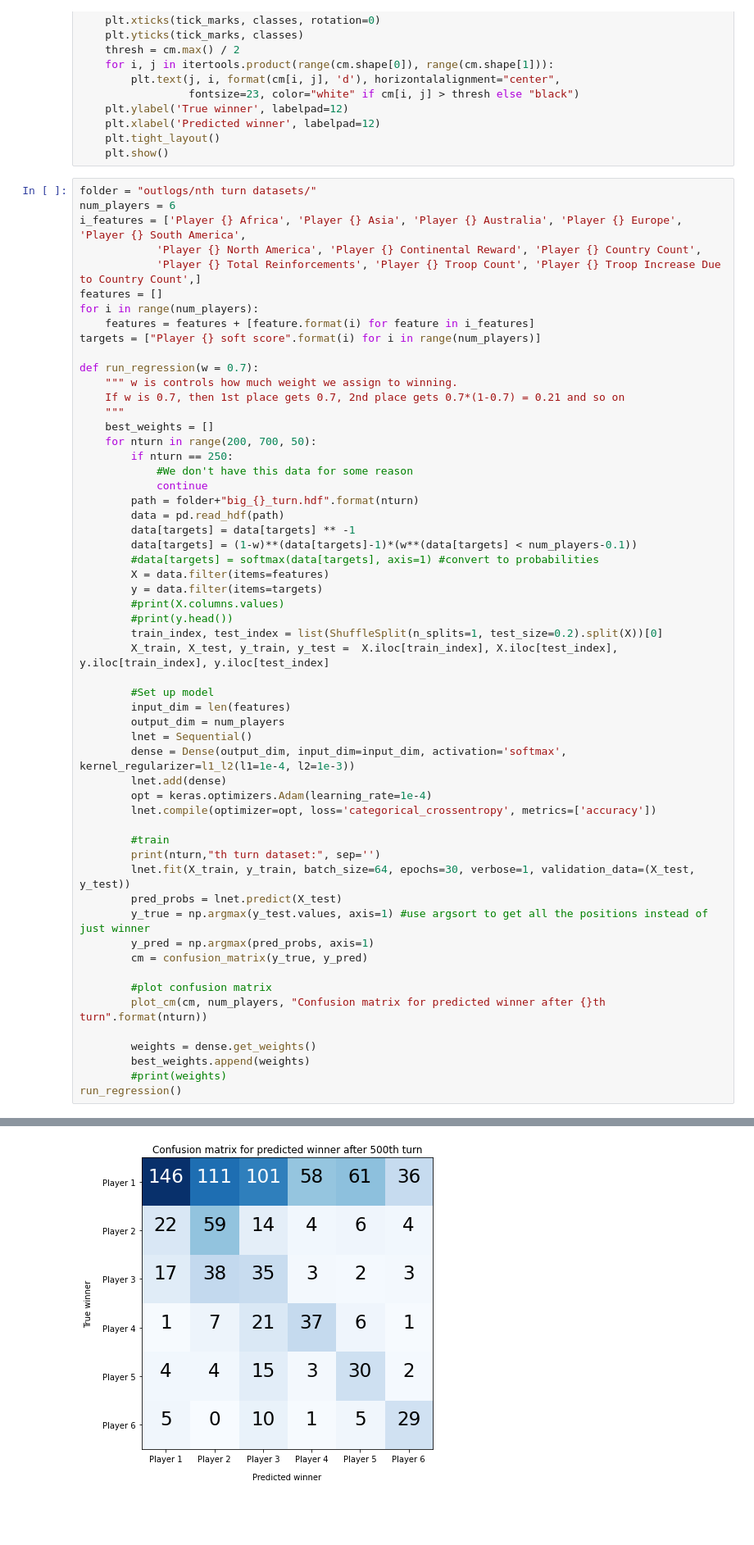
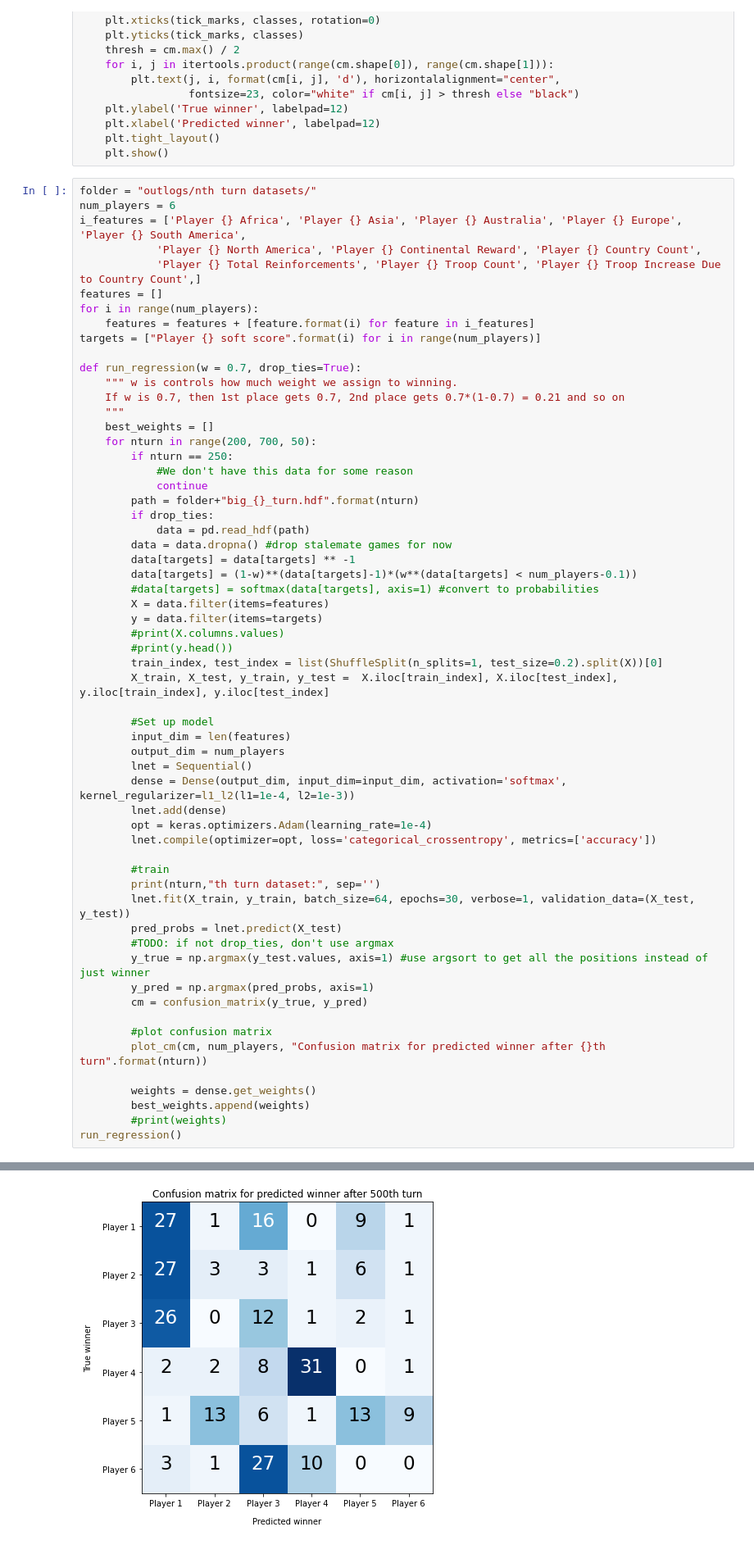
Before and after one commit to LukasErekson/pyrisk, a Jupyter notebook: Modeling.ipynb, the cells around one changed output, grey strips where cells are left out. Shown at 82% size. Saved outputs shown, nothing was run; the diff lists cells and outputs as text; blank space fills up the shorter version.

Commit message:
Drop tie games

```diff
--- a/Modeling.ipynb
+++ b/Modeling.ipynb
@@ -92,7 +92,7 @@ for i in range(num_players):
     features = features + [feature.format(i) for feature in i_features]
 targets = ["Player {} soft score".format(i) for i in range(num_players)]
 
-def run_regression(w = 0.7):
+def run_regression(w = 0.7, drop_ties=True):
     """ w is controls how much weight we assign to winning.
     If w is 0.7, then 1st place gets 0.7, 2nd place gets 0.7*(1-0.7) = 0.21 and so on
     """
@@ -102,7 +102,9 @@ def run_regression(w = 0.7):
             #We don't have this data for some reason
             continue
         path = folder+"big_{}_turn.hdf".format(nturn)
-        data = pd.read_hdf(path)
+        if drop_ties:
+            data = pd.read_hdf(path)
+        data = data.dropna() #drop stalemate games for now
         data[targets] = data[targets] ** -1
         data[targets] = (1-w)**(data[targets]-1)*(w**(data[targets] < num_players-0.1))
         #data[targets] = softmax(data[targets], axis=1) #convert to probabilities
@@ -126,6 +128,7 @@ def run_regression(w = 0.7):
         print(nturn,"th turn dataset:", sep='')
         lnet.fit(X_train, y_train, batch_size=64, epochs=30, verbose=1, validation_data=(X_test, y_test))
         pred_probs = lnet.predict(X_test)
+        #TODO: if not drop_ties, don't use argmax
         y_true = np.argmax(y_test.values, axis=1) #use argsort to get all the positions instead of just winner
         y_pred = np.argmax(pred_probs, axis=1)
         cm = confusion_matrix(y_true, y_pred)
@@ -248,4 +251,4 @@ Epoch 30/30
-[figure, old version]
+[figure, new version]
 ... (6 outputs left out)
 # %%
 run_regression(w=0.9)
```
Also changed, not shown: parts of 2 cells of this notebook.
